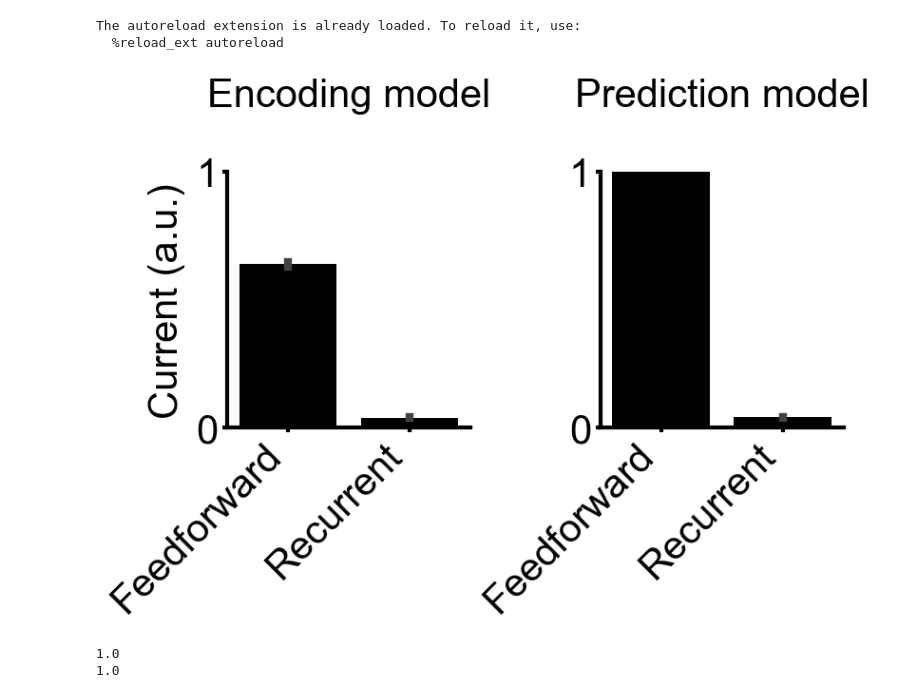
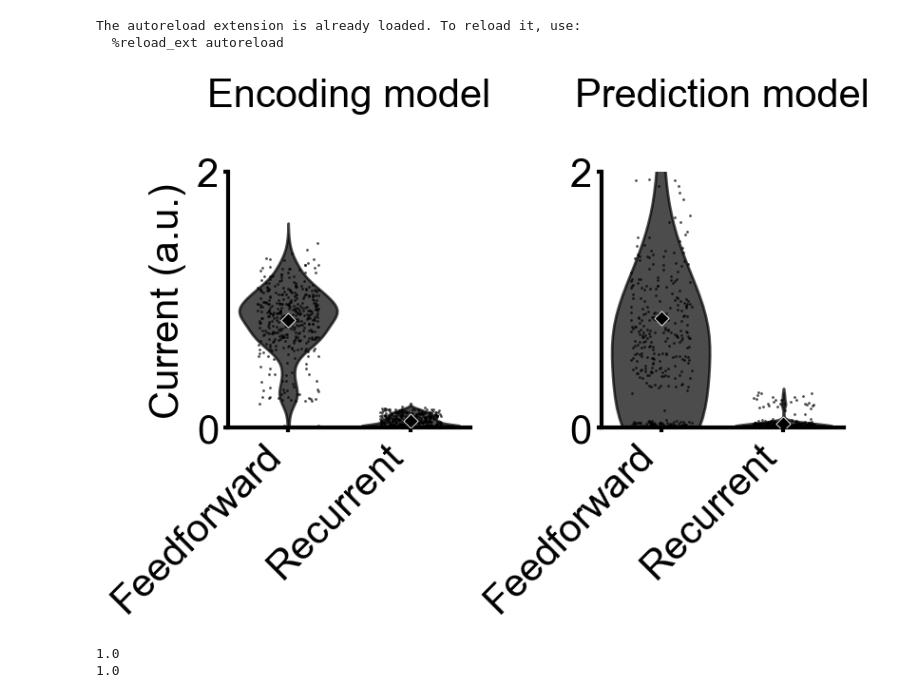
Before and after one commit to webstorms/RetinalModel, a Jupyter notebook: notebooks/Supp Fig 2 - Fwd vs Rec connections.ipynb, the cells around one changed output. Cells and saved outputs as stored; diff of their text form; code cells hidden in the pictures.

```diff
--- a/notebooks/Supp Fig 2 - Fwd vs Rec connections.ipynb
+++ b/notebooks/Supp Fig 2 - Fwd vs Rec connections.ipynb
@@ -29,35 +29,83 @@ encoding_current_df = analysis.FeedforwardVsRecurrentContribution.get_df(root, p
 prediction_current_df = analysis.FeedforwardVsRecurrentContribution.get_df(root, prediction_offset=128)
 # %%
 def plot_current_contribution(data_df, y_label, yticks, palette, ax):
-    sns.barplot(data_df, errorbar=("se"), errwidth=6, palette=palette, ax=ax)
+        # Raw datapoints (draw FIRST → behind violins)
+    data_df = data_df.melt(var_name="type", value_name="y")
+
+
+    # Raw datapoints
+    sns.stripplot(
+        data=data_df,
+        x="type",
+        y="y",
+        ax=ax,
+        color="black",
+        size=2,
+        jitter=0.25,
+        alpha=0.25,
+        zorder=1
+    )
+
+    # Violin
+    sns.violinplot(
+        data=data_df,
+        x="type",
+        y="y",
+        ax=ax,
+        density_norm="width",
+        inner=None,
+        linewidth=2,
+        palette=palette,
+        zorder=2
+    )
+
+
+    # Make violins slightly transparent
+    for pc in ax.collections:
+        pc.set_alpha(0.7)
+
+    # Mean
+    means = data_df.groupby("type", as_index=False)["y"].mean()
+
+    sns.scatterplot(
+        data=means,
+        x="type",
+        y="y",
+        ax=ax,
+        color="black",
+        marker="D",
+        s=60,
+        zorder=3
+    )
+
     ax.spines["top"].set_visible(False)
     ax.spines["right"].set_visible(False)
     ax.spines["left"].set_linewidth(3)
     ax.spines["bottom"].set_linewidth(3)
 
     ax.xaxis.set_tick_params(width=3)
     ax.yaxis.set_tick_params(width=3)
     fs = 30
     ax.tick_params(axis="both", which="major", labelsize=fs)
 
     ax.set_xticklabels(ax.get_xticklabels(), fontsize=fs, rotation=45, ha="right")
     ax.set_xlabel("")
     ax.set_ylabel(y_label, fontsize=fs, labelpad=8)
     ax.set_ylim(0, yticks[-1])
     ax.set_yticks(yticks)
 
     ax.legend().set_visible(False)
 
 fig, axs = plt.subplots(1, 2, figsize=(8, 6))
-plot_current_contribution(encoding_current_df, "Current (a.u.)", [0, 1], ["black", "black"], ax=axs[0])
-plot_current_contribution(prediction_current_df, "Current (a.u.)", [0, 1], ["black", "black"], ax=axs[1])
+plot_current_contribution(encoding_current_df, "Current (a.u.)", [0, 2], ["black", "black"], ax=axs[0])
+plot_current_contribution(prediction_current_df, "Current (a.u.)", [0, 2], ["black", "black"], ax=axs[1])
 axs[1].set_ylabel("")
 axs[0].set_title("Encoding model", fontsize=30, pad=50)
 axs[1].set_title("Prediction model", fontsize=30, pad=50)
 fig.tight_layout()
 plt.savefig(f"{root}/figures/supp/current_contribution.svg", format="svg", transparent=False, bbox_inches="tight")
 # %% [output]
-[figure, old version]
+[figure, new version]
 # %%
 U1, p = mannwhitneyu(encoding_current_df["Feedforward"].values, encoding_current_df["Recurrent"].values, alternative="less")
 print(p)
```
Also changed, not shown: parts of 1 cell of this notebook, 3 other files.
